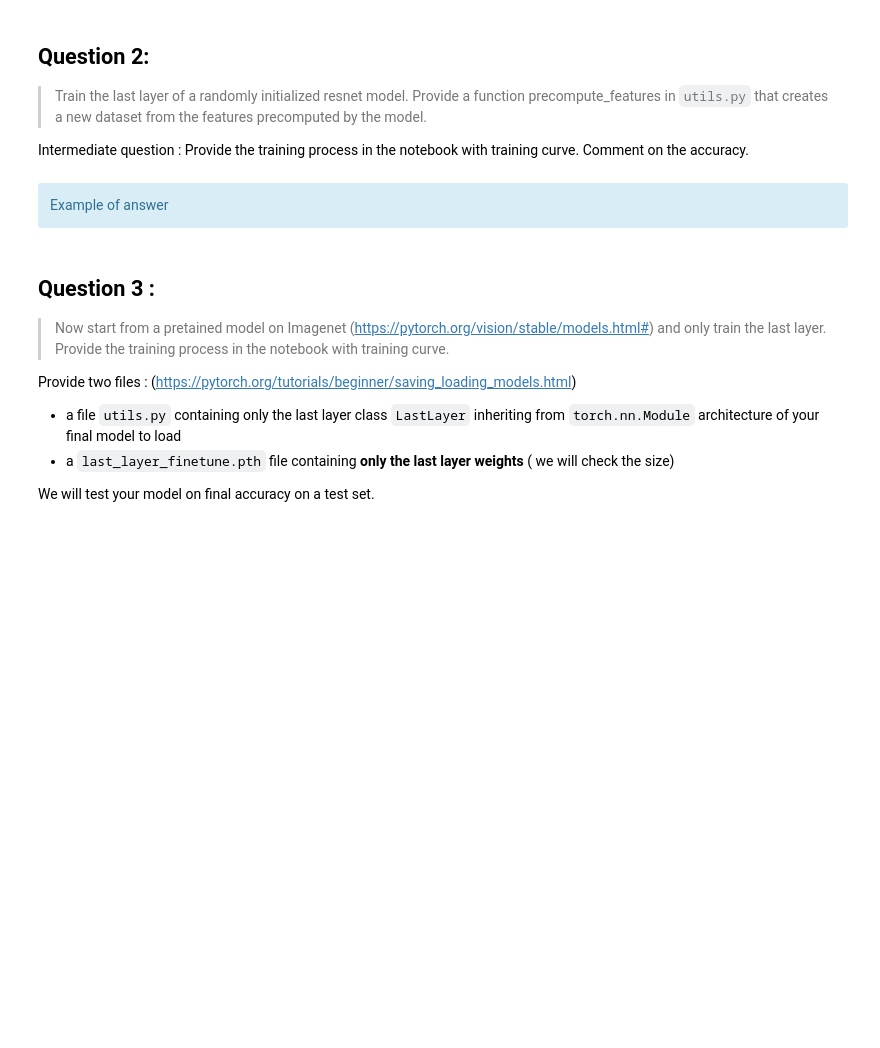
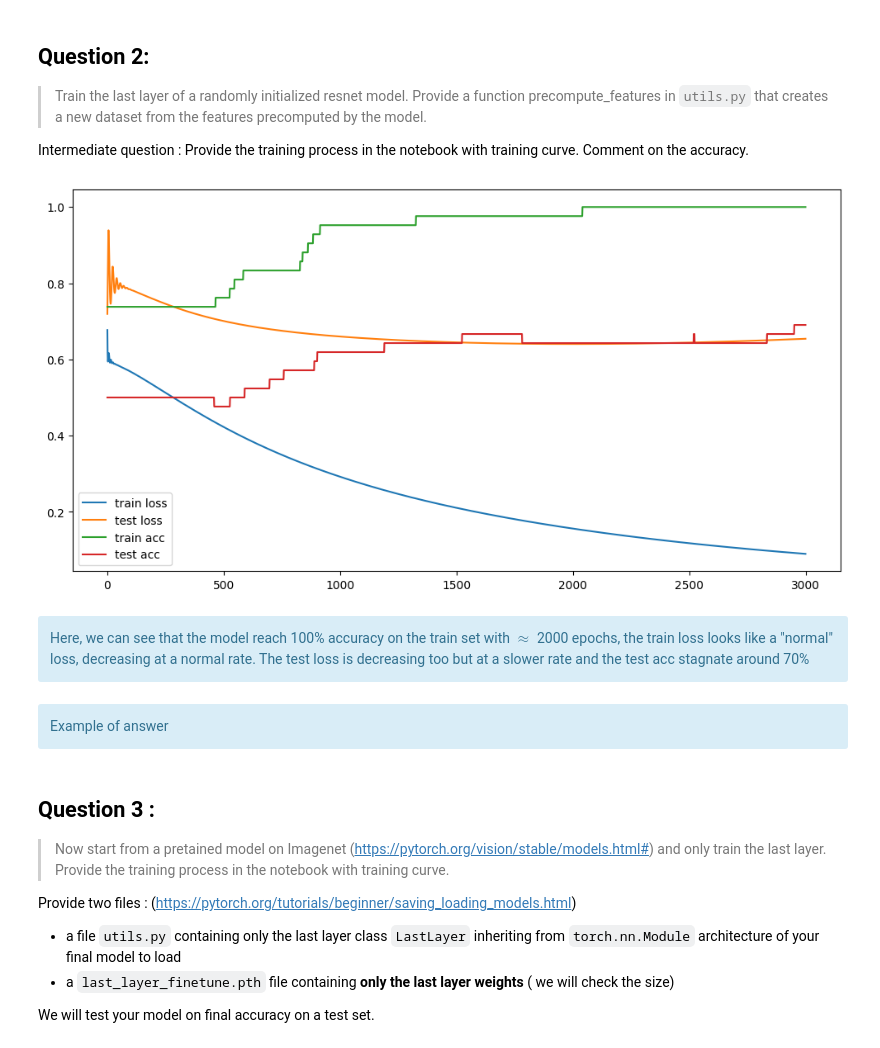
Before and after one commit to QMoayedpour/DeepInPractice_MVA, a Jupyter notebook: tp_4/TP4.ipynb, the cells around one changed output. Cells and saved outputs as stored; diff of their text form; code cells hidden in the pictures; blank space fills up the shorter version.

```diff
--- a/tp_4/TP4.ipynb
+++ b/tp_4/TP4.ipynb
@@ -79,0 +98,4 @@ print(base_model)
+# %%
+n_in = base_model.fc.in_features
+print(n_in) # should be 512
+base_model.fc = nn.Linear(n_in, 2)
@@ -120,0 +168,11 @@ from utils import precompute_features
+# %%
+from torch.utils.data import DataLoader, TensorDataset
+from utils import precompute_features
+
+base_model.to(device)
+
+train_feat_dataset = precompute_features(base_model, north_dataset, device)
+test_feat_dataset = precompute_features(base_model, test_dataset, device)
+
+train_dataloader = DataLoader(train_feat_dataset, batch_size=64, shuffle=True)
+test_dataloader = DataLoader(test_feat_dataset, batch_size=64, shuffle=False)
@@ -121,3 +257,28 @@ from utils import precompute_features
+# %%
+
+model_lin = nn.Linear(512, 2)
+epochs=3000
+criterion = nn.BCEWithLogitsLoss()
+
+losses = simple_trainer(model_lin, criterion, train_dataloader, test_dataloader= test_dataloader, lr=1e-3, epochs=epochs)
+# %%
+import matplotlib.pyplot as plt
+
+def plot_losses(losses):
+    plt.figure(figsize=(12,6))
+    plt.plot(losses[0], label="train loss")
+    plt.plot(losses[1], label="test loss")
+
+    plt.plot(losses[2], label="train acc")
+    plt.plot(losses[3], label="test acc")
+    plt.legend()
+    plt.show()
+
+plot_losses(losses)
+# %% [output]
+[figure, added]
+# %% [markdown]
+<div class="alert alert-info">  Here, we can see that the model reach 100% accuracy on the train set with $\approx$ 2000 epochs, the train loss looks like a "normal" loss, decreasing at a normal rate. The test loss is decreasing too but at a slower rate and the test acc stagnate around 70% </div>
 # %% [markdown]
 <div class="alert alert-info">  Example of answer  </div>
 # %% [markdown]
```
Also changed, not shown: parts of 13 cells of this notebook, 1 other file.
